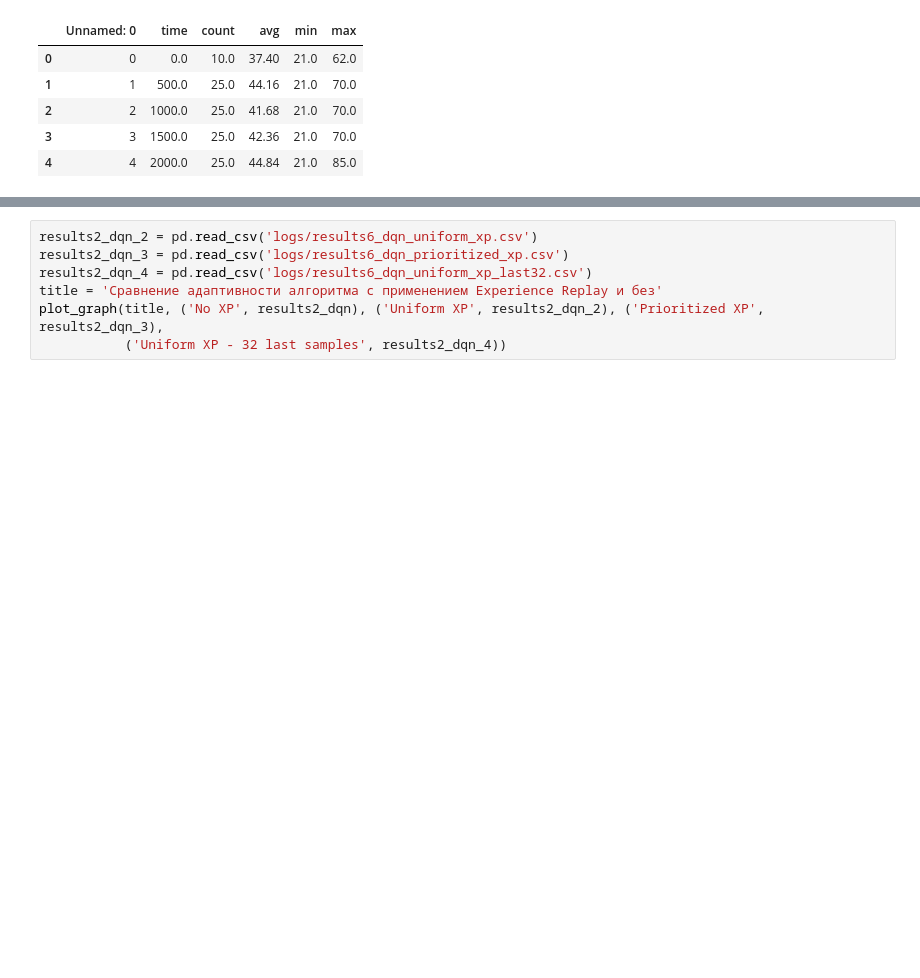
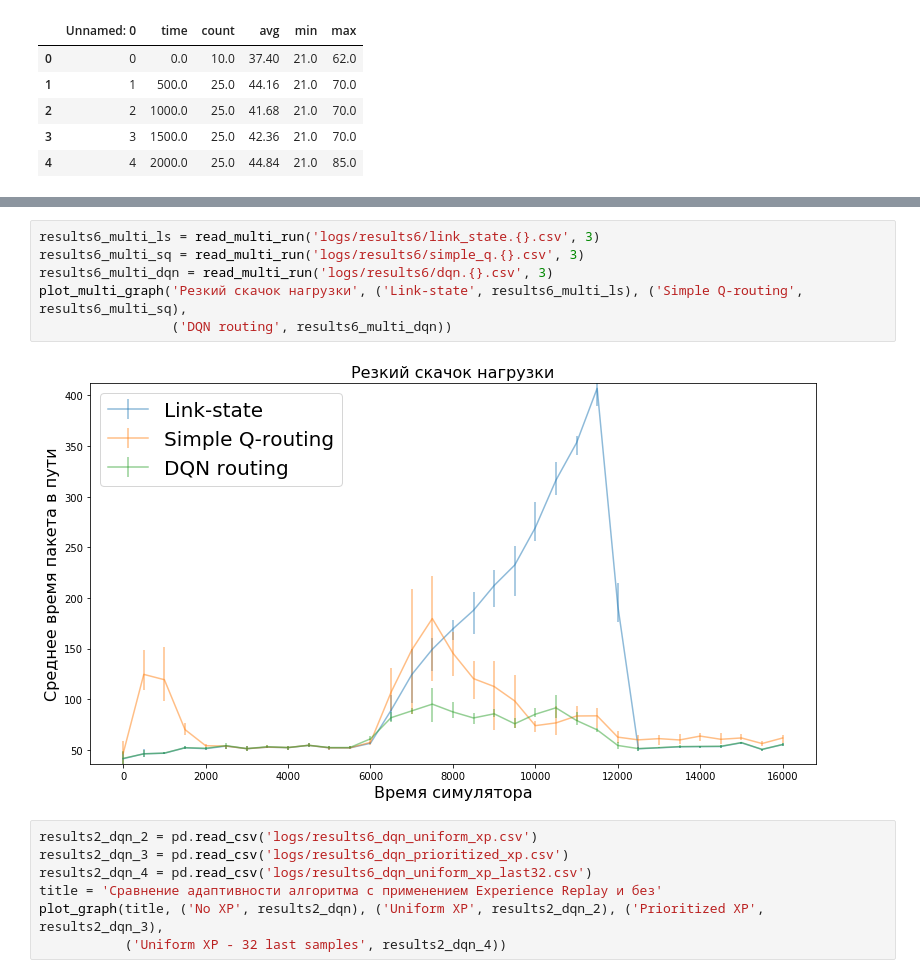
Before and after one commit to flyingleafe/dqnroute, a Jupyter notebook: plot_data.ipynb, the cells around one changed output, grey strips where cells are left out. Drawn from its saved outputs; the diff is of its cells as text; blank space fills up the shorter version.

```diff
--- a/plot_data.ipynb
+++ b/plot_data.ipynb
@@ -64,3 +110,11 @@ plot_graph(title, ('Link-state', results2_ls), ('Simple Q-routing', results2_sq)
+# %%
+results6_multi_ls = read_multi_run('logs/results6/link_state.{}.csv', 3)
+results6_multi_sq = read_multi_run('logs/results6/simple_q.{}.csv', 3)
+results6_multi_dqn = read_multi_run('logs/results6/dqn.{}.csv', 3)
+plot_multi_graph('Резкий скачок нагрузки', ('Link-state', results6_multi_ls), ('Simple Q-routing', results6_multi_sq),
+                 ('DQN routing', results6_multi_dqn))
+# %% [output]
+[figure, added]
 # %%
 results2_dqn_2 = pd.read_csv('logs/results6_dqn_uniform_xp.csv')
 results2_dqn_3 = pd.read_csv('logs/results6_dqn_prioritized_xp.csv')
```
Also changed, not shown: parts of 16 cells of this notebook, 8 other files.
